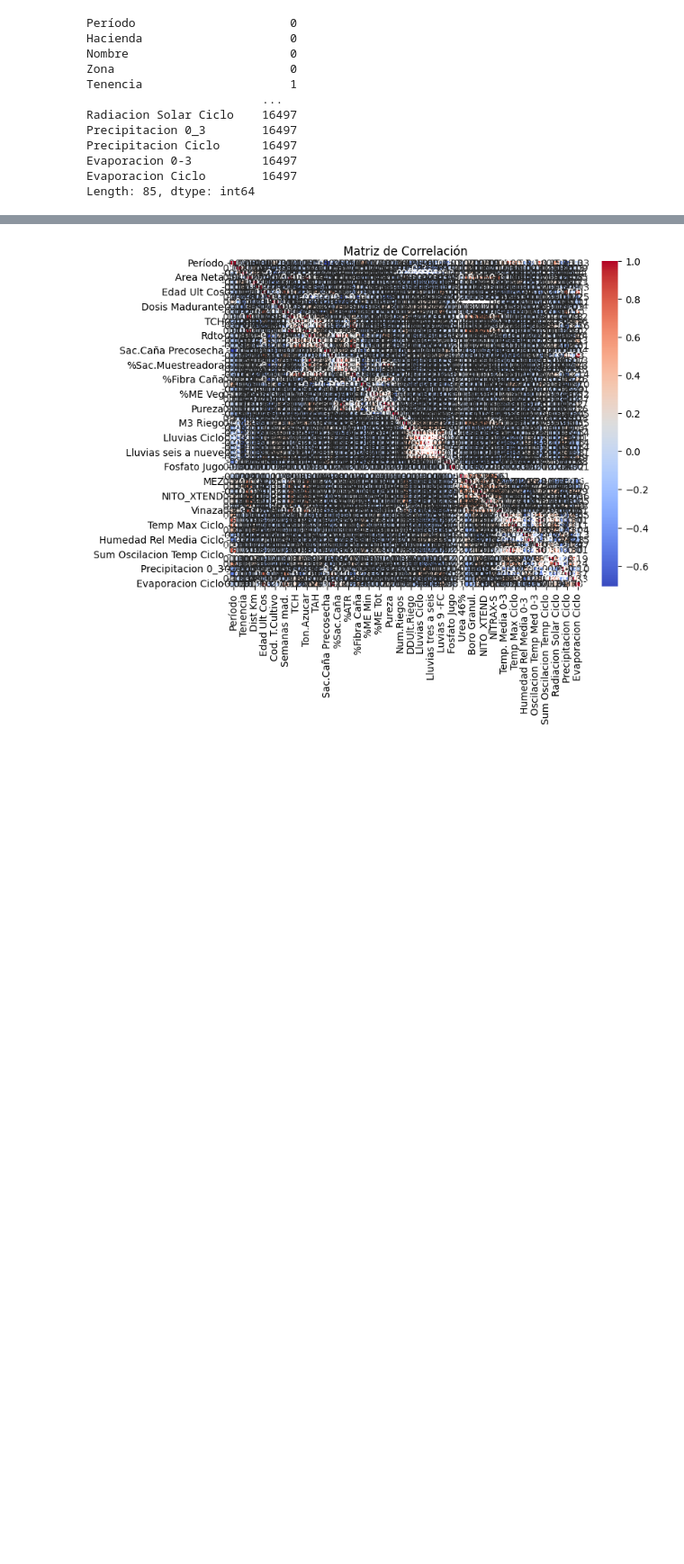
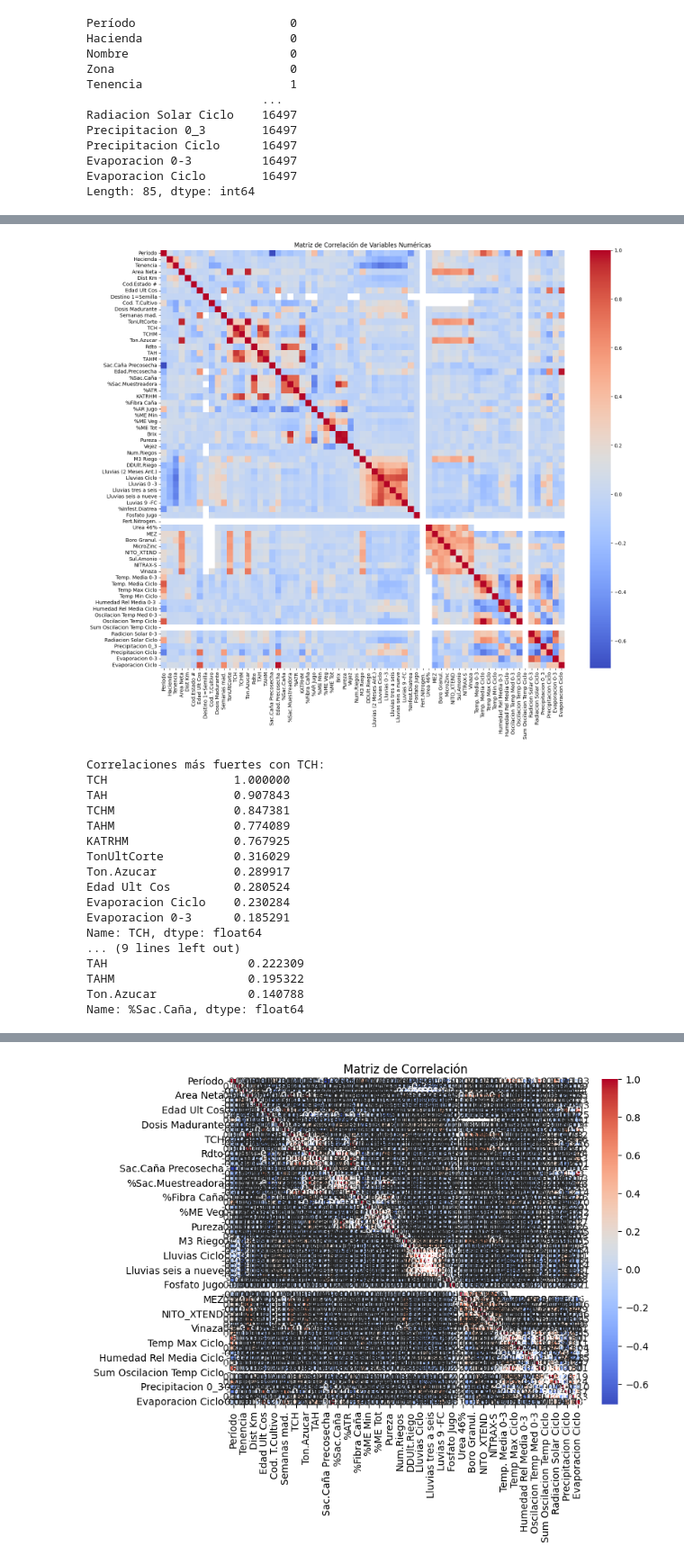
Before and after one commit to Pipicano25/Prediccion-Clasificacion-Industria-Azucarera-ICESI, a Jupyter notebook: scripts/Regresion/exploracion_datos.ipynb, the cells around one changed output, grey strips where cells are left out. Shown at 90% size. Cells and saved outputs as stored; diff of their text form; code cells hidden in the pictures; blank space fills up the shorter version.

```diff
--- a/scripts/Regresion/exploracion_datos.ipynb
+++ b/scripts/Regresion/exploracion_datos.ipynb
@@ -67,0 +226,34 @@ import numpy as np
+# %%
+# Seleccionar solo columnas numéricas para la matriz de correlación
+numeric_cols = df.select_dtypes(include=np.number)
+correlation_matrix = numeric_cols.corr()
+
+plt.figure(figsize=(18, 15))
+sns.heatmap(correlation_matrix, annot=False, cmap='coolwarm', fmt=".1f")
+plt.title('Matriz de Correlación de Variables Numéricas')
+plt.show()
+
+# Correlaciones específicas con las variables objetivo
+print("\nCorrelaciones más fuertes con TCH:")
+print(correlation_matrix['TCH'].sort_values(ascending=False).head(10))
+print("\nCorrelaciones más fuertes con %Sac.Caña:")
+print(correlation_matrix['%Sac.Caña'].sort_values(ascending=False).head(10))
+# %% [output]
+[figure, added]
+Correlaciones más fuertes con TCH:
+TCH                  1.000000
+TAH                  0.907843
+TCHM                 0.847381
+TAHM                 0.774089
+KATRHM               0.767925
+TonUltCorte          0.316029
+Ton.Azucar           0.289917
+Edad Ult Cos         0.280524
+Evaporacion Ciclo    0.230284
+Evaporacion 0-3      0.185291
+Name: TCH, dtype: float64
+... (9 lines left out)
+TAH                    0.222309
+TAHM                   0.195322
+Ton.Azucar             0.140788
+Name: %Sac.Caña, dtype: float64
```
Also changed, not shown: parts of 40 cells of this notebook, 4 other files.
